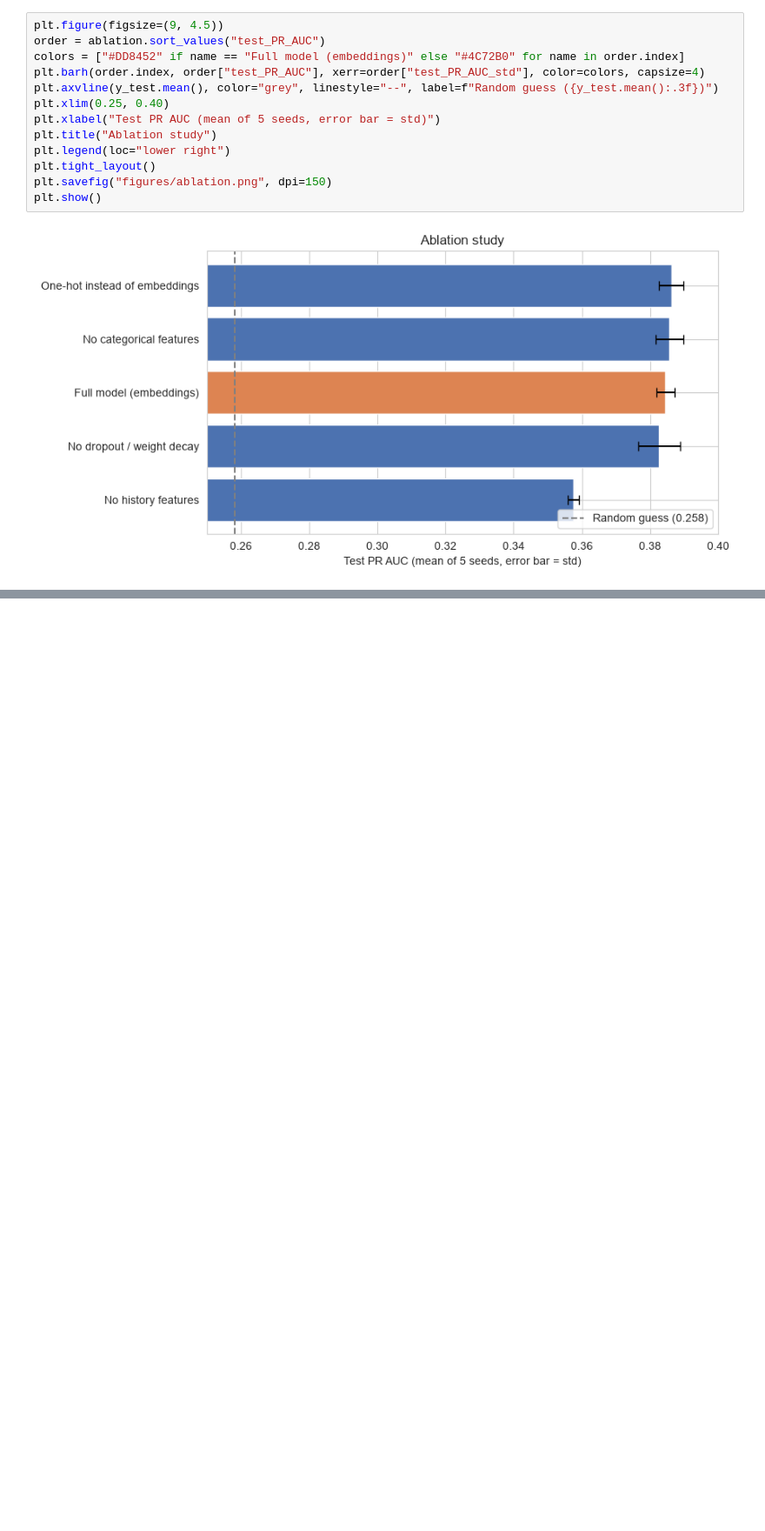
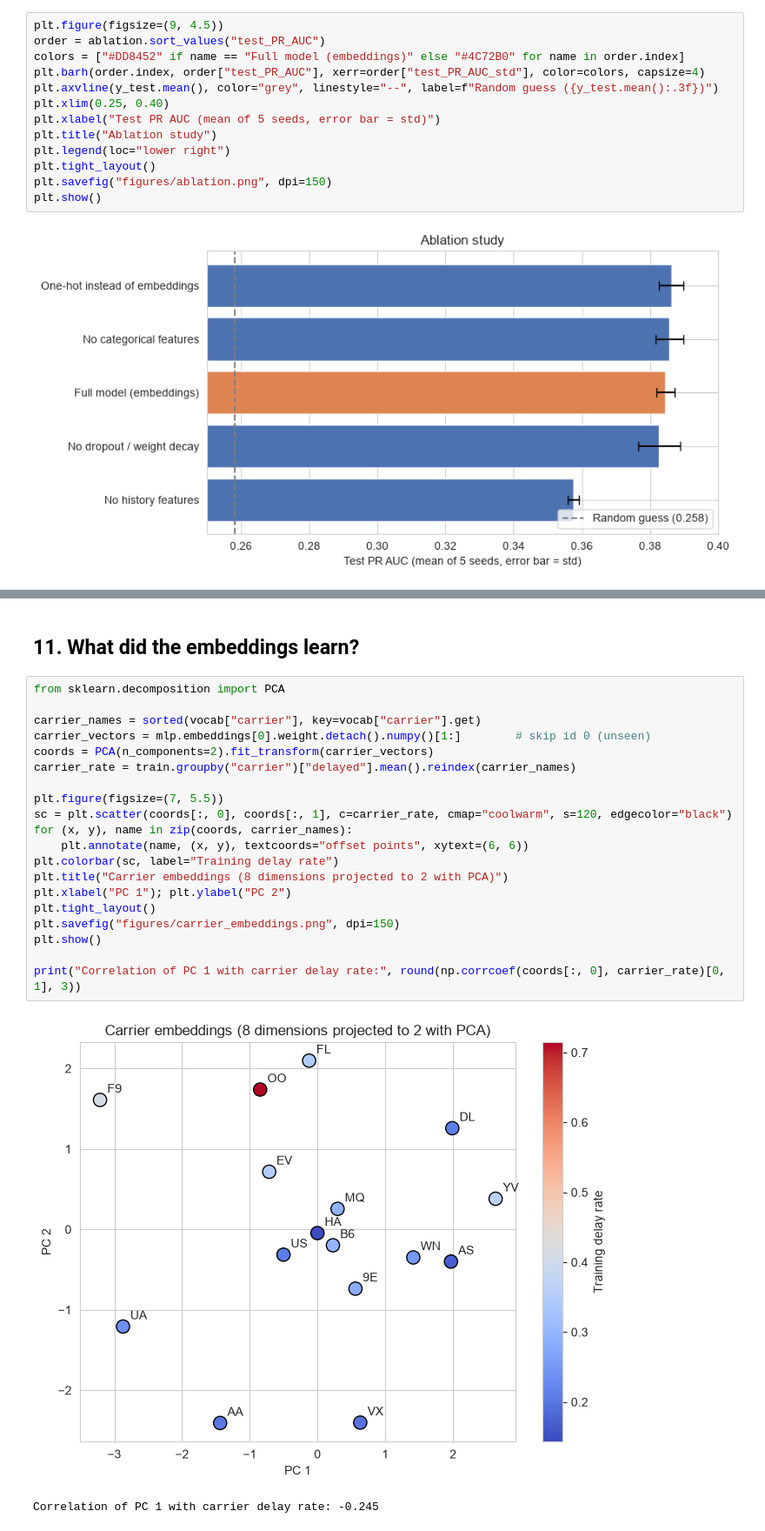
Before and after one commit to mayank-pillai-99/flight-delay-prediction, a Jupyter notebook: phase2/flight_delay_dl.ipynb, the cells around one changed output, grey strips where cells are left out. Shown at 87% size. Saved outputs shown, nothing was run; the diff lists cells and outputs as text; blank space fills up the shorter version.

```diff
--- a/phase2/flight_delay_dl.ipynb
+++ b/phase2/flight_delay_dl.ipynb
@@ -373,0 +458,25 @@ plt.show()
+# %% [markdown]
+## 11. What did the embeddings learn?
+# %%
+from sklearn.decomposition import PCA
+
+carrier_names = sorted(vocab["carrier"], key=vocab["carrier"].get)
+carrier_vectors = mlp.embeddings[0].weight.detach().numpy()[1:]        # skip id 0 (unseen)
+coords = PCA(n_components=2).fit_transform(carrier_vectors)
+carrier_rate = train.groupby("carrier")["delayed"].mean().reindex(carrier_names)
+
+plt.figure(figsize=(7, 5.5))
+sc = plt.scatter(coords[:, 0], coords[:, 1], c=carrier_rate, cmap="coolwarm", s=120, edgecolor="black")
+for (x, y), name in zip(coords, carrier_names):
+    plt.annotate(name, (x, y), textcoords="offset points", xytext=(6, 6))
+plt.colorbar(sc, label="Training delay rate")
+plt.title("Carrier embeddings (8 dimensions projected to 2 with PCA)")
+plt.xlabel("PC 1"); plt.ylabel("PC 2")
+plt.tight_layout()
+plt.savefig("figures/carrier_embeddings.png", dpi=150)
+plt.show()
+
+print("Correlation of PC 1 with carrier delay rate:", round(np.corrcoef(coords[:, 0], carrier_rate)[0, 1], 3))
+# %% [output]
+[figure, added]
+Correlation of PC 1 with carrier delay rate: -0.245
```
Also changed, not shown: parts of 5 cells of this notebook, 3 other files.
